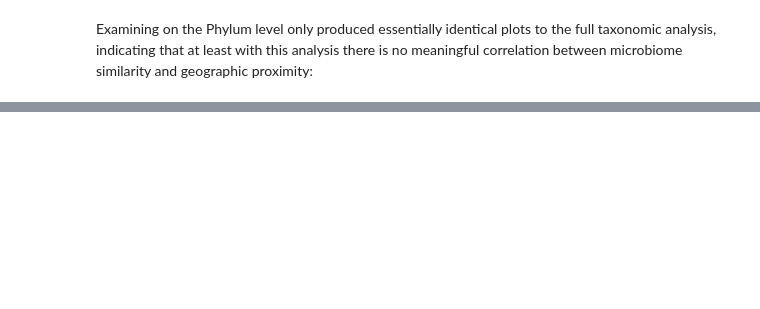
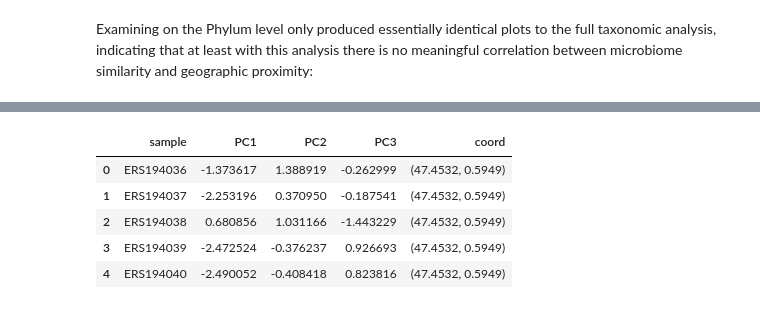
Before and after one commit to dhonson-lncrna/DH_SymbiosisProject, a Jupyter notebook: 04) analysis.ipynb, the cells around one changed output, grey strips where cells are left out. Saved outputs shown, nothing was run; the diff lists cells and outputs as text; code cells hidden in the pictures; blank space fills up the shorter version.

```diff
--- a/04) analysis.ipynb
+++ b/04) analysis.ipynb
@@ -517,0 +552,25 @@ In the 2013 paper, the authors used three measures of ecological similarity in a
+# %%
+pca_braycurtis = PCA(n_components=3)
+pc_analysis = pca_braycurtis.fit_transform(pcbc)
+
+x = [i[0] for i in pc_analysis]
+y = [i[1] for i in pc_analysis]
+z = [i[2] for i in pc_analysis]
+samp = pcbc.index
+
+pc_df = pd.DataFrame(list(zip(samp,x,y,z)),columns=['sample','PC1','PC2','PC3'])
+
+for i in pc_df.index:
+    sample = pc_df.loc[i,'sample']
+    subdf = alldata[alldata['sample'] == sample]
+
+    pc_df.loc[i,'coord'] = subdf.iloc[0]['coord']
+
+pc_df.head()
+# %% [output]
+|  | sample | PC1 | PC2 | PC3 | coord |
+| 0 | ERS194036 | -1.373617 | 1.388919 | -0.262999 | (47.4532, 0.5949) |
+| 1 | ERS194037 | -2.253196 | 0.370950 | -0.187541 | (47.4532, 0.5949) |
+| 2 | ERS194038 | 0.680856 | 1.031166 | -1.443229 | (47.4532, 0.5949) |
+| 3 | ERS194039 | -2.472524 | -0.376237 | 0.926693 | (47.4532, 0.5949) |
+| 4 | ERS194040 | -2.490052 | -0.408418 | 0.823816 | (47.4532, 0.5949) |
```
Also changed, not shown: parts of 11 cells of this notebook, 4 other files.
